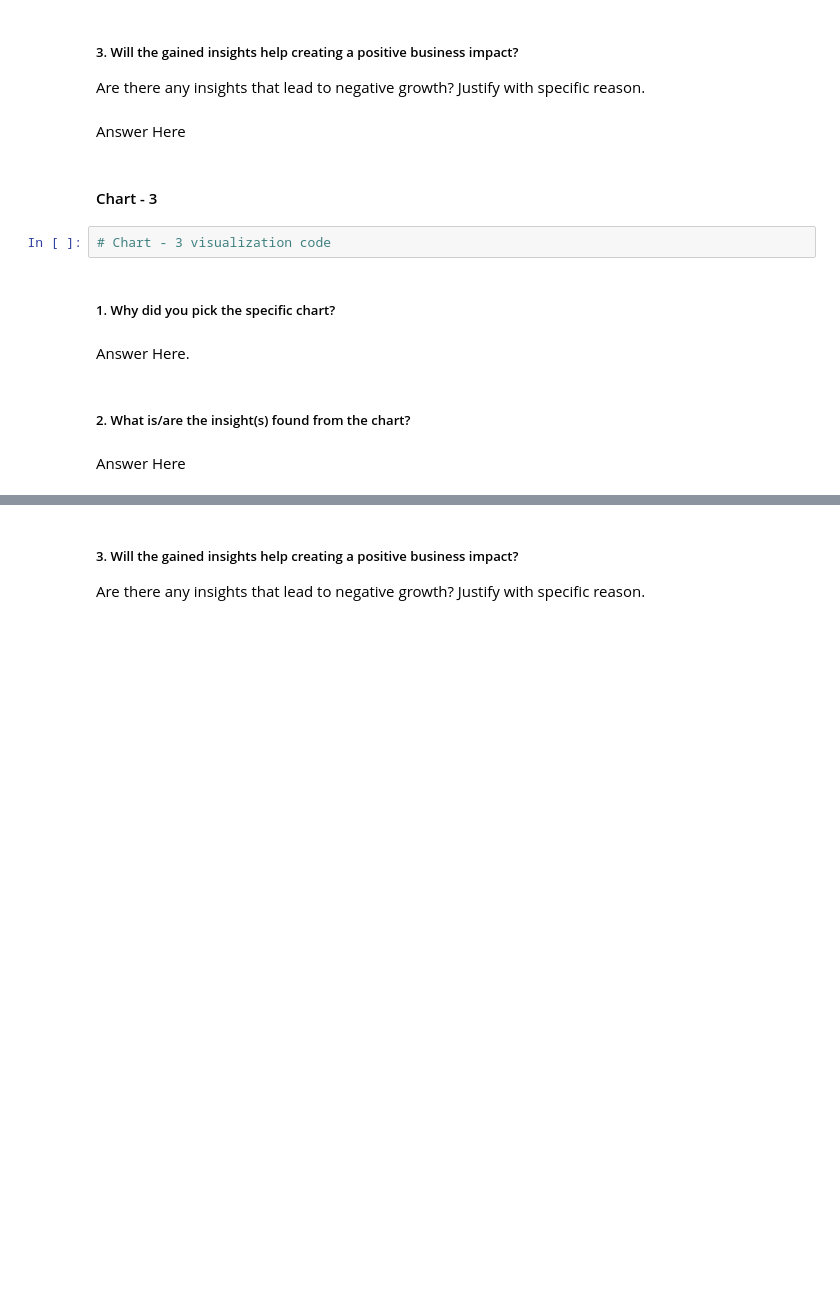
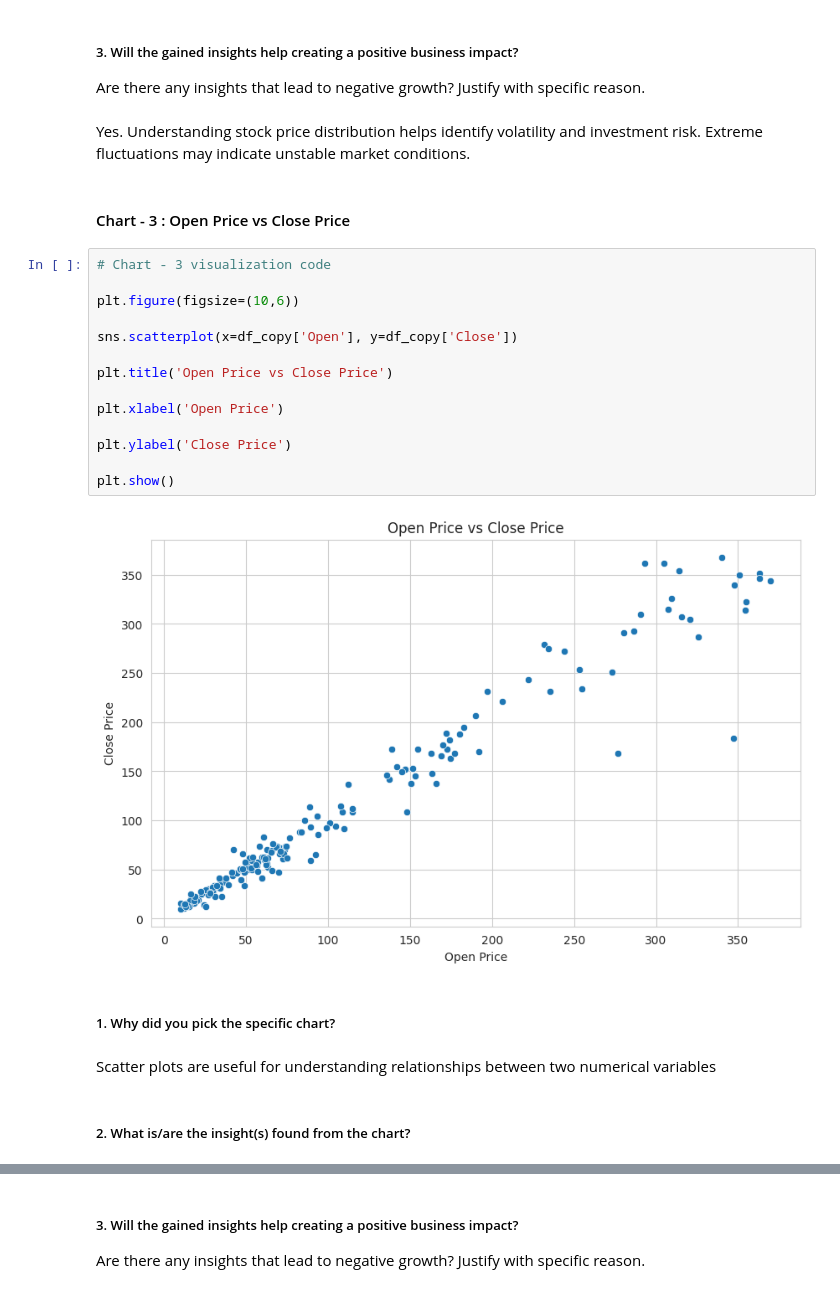
Before and after one commit to Snehamn24/Yes-Bank-ML-model, a Jupyter notebook: Yes_Bank_ML_model.ipynb, the cells around one changed output, grey strips where cells are left out. Cells and saved outputs as stored; diff of their text form; blank space fills up the shorter version.

```diff
--- a/Yes_Bank_ML_model.ipynb
+++ b/Yes_Bank_ML_model.ipynb
@@ -366,17 +521,29 @@ Answer Here
 # %% [markdown]
 ##### 3. Will the gained insights help creating a positive business impact?
 Are there any insights that lead to negative growth? Justify with specific reason.
-# %% [markdown]
-Answer Here
+# %% [markdown]
+Yes. Understanding stock price distribution helps identify volatility and investment risk. Extreme fluctuations may indicate unstable market conditions.
 # %% [markdown]
-#### Chart - 3
+#### Chart - 3 : Open Price vs Close Price
-# %%
-# Chart - 3 visualization code
+# %%
+# Chart - 3 visualization code
+
+plt.figure(figsize=(10,6))
+
+sns.scatterplot(x=df_copy['Open'], y=df_copy['Close'])
+
+plt.title('Open Price vs Close Price')
+
+plt.xlabel('Open Price')
+
+plt.ylabel('Close Price')
+
+plt.show()
+# %% [output]
+[figure, added]
 # %% [markdown]
 ##### 1. Why did you pick the specific chart?
-# %% [markdown]
-Answer Here.
+# %% [markdown]
+Scatter plots are useful for understanding relationships between two numerical variables
 # %% [markdown]
 ##### 2. What is/are the insight(s) found from the chart?
-# %% [markdown]
-Answer Here
```
Also changed, not shown: parts of 131 cells of this notebook.
